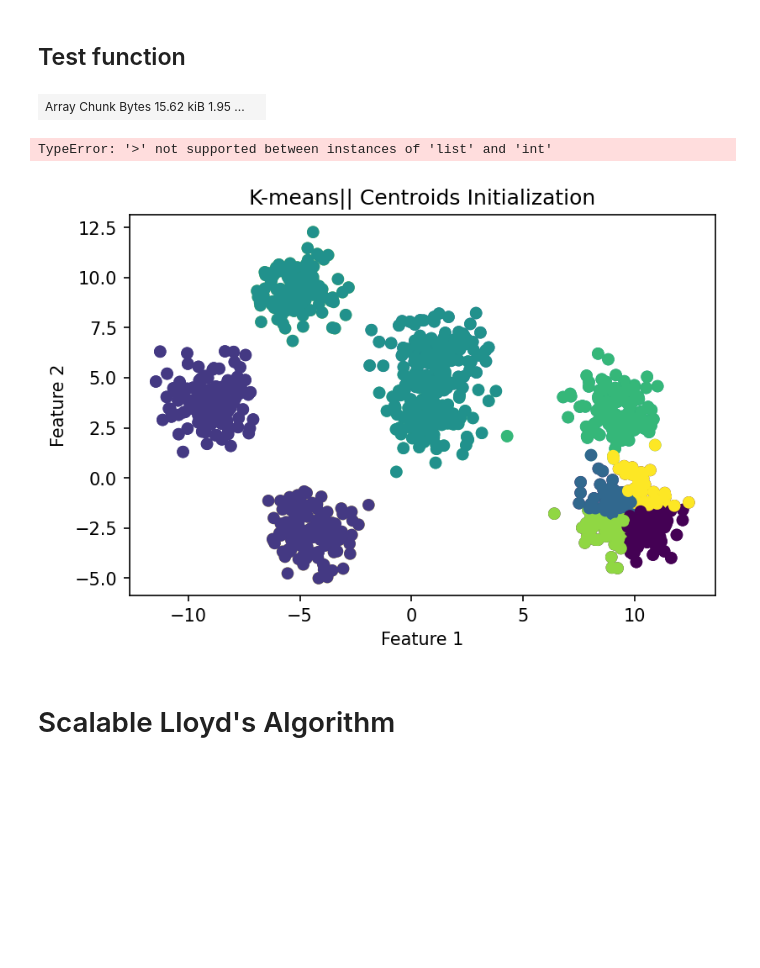
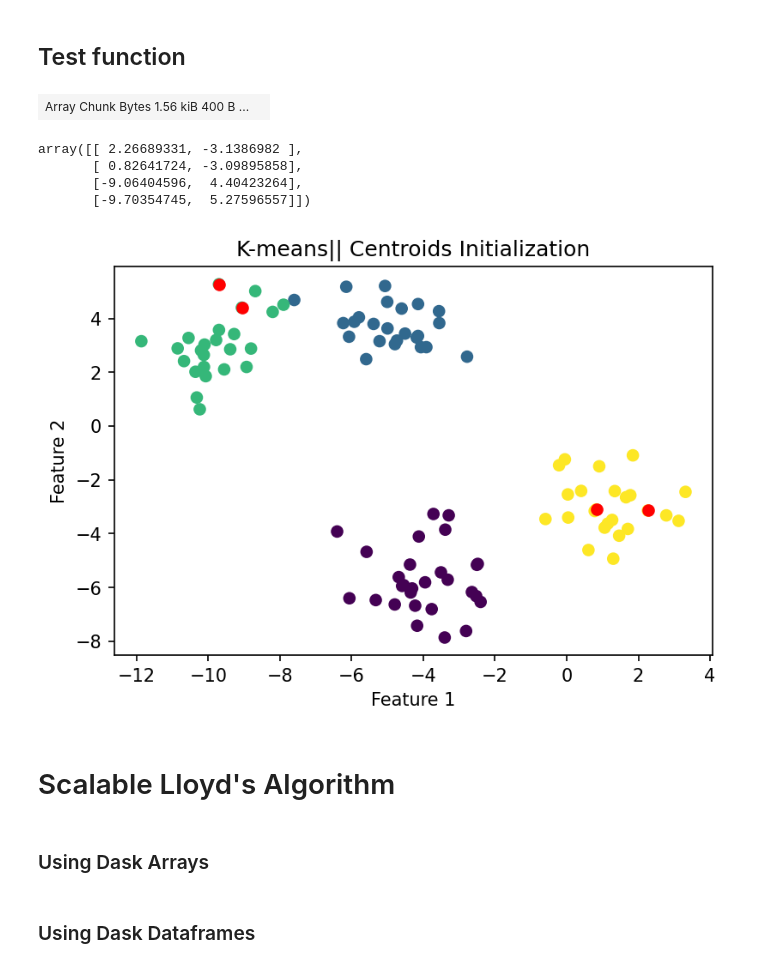
Before and after one commit to ElHuaco/Distributed-k-means, a Jupyter notebook: src/dask/notebooks/OUR CODE/Main.ipynb, the cells around one changed output. Drawn from its saved outputs; the diff is of its cells as text; code cells hidden in the pictures; blank space fills up the shorter version.

```diff
--- a/src/dask/notebooks/OUR CODE/Main.ipynb
+++ b/src/dask/notebooks/OUR CODE/Main.ipynb
@@ -95,12 +145,12 @@ def k_means_scalable(X, k, l):
     final_distances, final_closest_centroid = get_min_distances(X, centroids)
     result= da.unique(final_closest_centroid, return_counts=True)
     centroid_index, centroid_counts= compute(result)[0]
-    if len(centroids) < k :
+    if len(centroids) < k : #this raises an error it need to be written again
         missing_centroids = k - len(centroids)
-        random_index = np.random.choice(a = len(X), size=(1, missing_centroids))
-        additional_centroids = X[random_index]
+        random_index = np.random.choice(a = len(X), size=(1, 3))
+        additional_centroids = X[random_index].compute()
         centroids = np.vstack((centroids, additional_centroids))#fix this
     centroids_pp = k_means_pp(centroids, centroid_counts, k)
-    return centroids_pp, centroids #this are the initial centroids for the Lloyd's algorithm.
+    return centroids_pp #this are the initial centroids for the Lloyd's algorithm.
 # %% [markdown]
 ## Test function
@@ -107,35 +174,32 @@ def k_means_scalable(X, k, l):
 # %%
-def get_chunks(X, s=0.6):
-    num_workers = 0
-    mem_usage = s
-    memory_worker = np.array([])
-    for i in client.scheduler_info()['workers']:
-        memory_worker = np.append(memory_worker, client.scheduler_info()['workers'][i]['memory_limit'])
-        num_workers += 1
-    return np.max((int(X.nbytes/(memory_worker.min()*mem_usage)) + 1, len(X)/num_workers))
-
-
-X, y = dask_ml.datasets.make_blobs(1000,n_features=2 ,centers=7, chunks=8)
-X.rechunk(get_chunks(X) ,X.shape[1])
-#Check in depth what chunks are
-#X.persist()
+num_workers = len(client.ncores())
+memory_worker = 0.95e9
+mem_usage = 0.6
+N=100
+X, y = dask_ml.datasets.make_blobs(N, n_features=2 ,centers=4, chunks=N/num_workers)
+X.persist()
 # %% [output]
-| Array Chunk Bytes 15.62 kiB 1.95 ... |  |
+| Array Chunk Bytes 1.56 kiB 400 B ... |  |
 # %%
-test = k_means_scalable(X, 7, 1)
-test
+test_scalable_centroids= k_means_scalable(X, k=4, l=2)
+test_scalable_centroids
 # %% [output]
-TypeError: '>' not supported between instances of 'list' and 'int'
+array([[ 2.26689331, -3.1386982 ],
+       [ 0.82641724, -3.09895858],
+       [-9.06404596,  4.40423264],
+       [-9.70354745,  5.27596557]])
 # %%
 import matplotlib.pyplot as plt
 plt.figure(dpi=150)
 plt.scatter(X[:,0], X[:,1], c=y)
-plt.scatter(X[:,0], X[:,1],c='red')
+plt.scatter(test_scalable_centroids[:,0], test_scalable_centroids[:,1],c='red')
 plt.title("K-means|| Centroids Initialization")
 plt.xlabel("Feature 1")
 plt.ylabel("Feature 2")
 plt.show()
 # %% [output]
-[figure, old version]
+[figure, new version]
 # %% [markdown]
 # Scalable Lloyd's Algorithm
+# %% [markdown]
+### Using Dask Arrays
@@ -142 +219,3 @@ plt.show()
+# %% [markdown]
+### Using Dask Dataframes
 # %%
```
Also changed, not shown: parts of 10 cells of this notebook, 2 other files.
